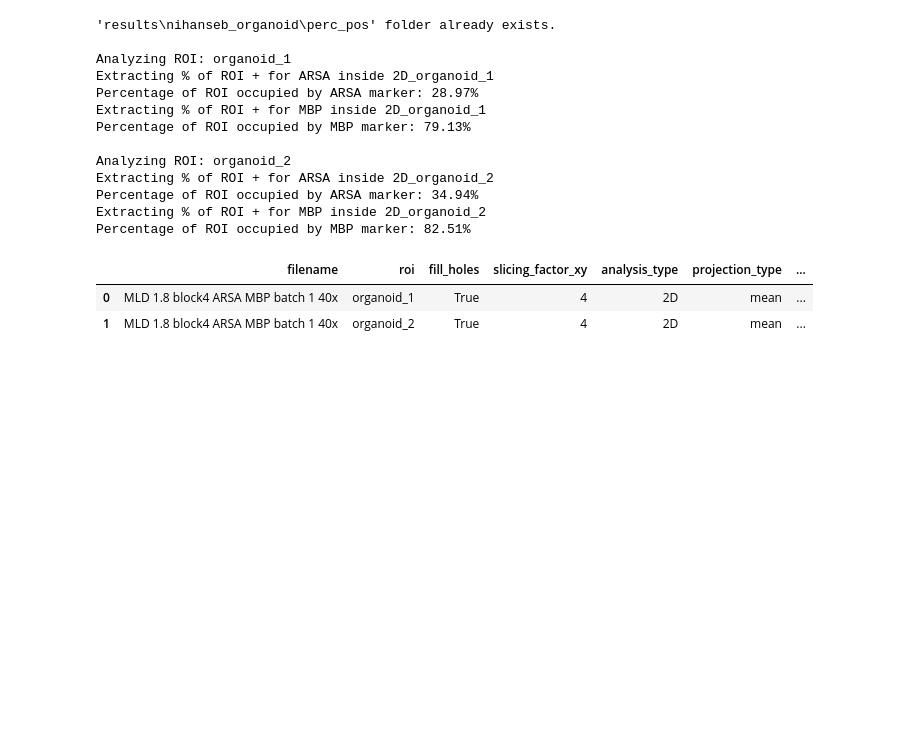
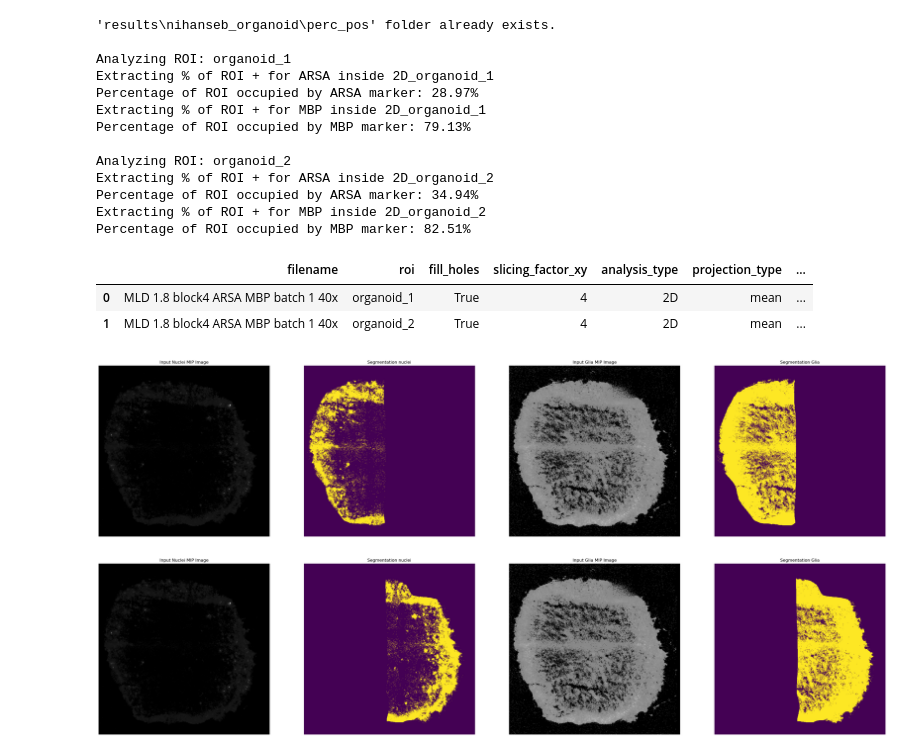
Before and after one commit to adiezsanchez/nihanseb_avg_int_ROI, a Jupyter notebook: 002_SP_perc_pos_of_ROI.ipynb, the cells around one changed output. Cells and saved outputs as stored; diff of their text form; code cells hidden in the pictures; blank space fills up the shorter version.

Commit message:
Plotting data stored in dictionary. Plotting to do

```diff
--- a/002_SP_perc_pos_of_ROI.ipynb
+++ b/002_SP_perc_pos_of_ROI.ipynb
@@ -112,12 +112,21 @@ except FileExistsError:
 # Initialize an empty list to hold the extracted dataframes on a per roi basis
 props_list = []
 
+# Initialize an empty list to store channel names and downsampled images on a per roi basis
+plots = []
+
 # Track added images
 added_images = set()
 
 for roi_name in roi_names:
 
     print(f"\nAnalyzing ROI: {roi_name}")
+
+    # Initialize a dictionary to store data needed by matplotlib
+    plot = {
+            "filename": filename,
+            "roi": roi_name,
+            }
 
     # Read the user defined ROIs, in case of missing ROI implement logic for automatic segmentation
     try:
@@ -171,6 +180,9 @@ for roi_name in roi_names:
                 "projection_type": projection_type,
                 }
 
+    # Update plot dict with ROI mask (#TODO: include 3D logic)
+    plot["roi_mask"] = organoid_mask[::4, ::4]
+
     for channel_name, ch_nr, min_max_range in markers:
 
         print(f"Extracting % of ROI + for {channel_name} inside {analysis_type}_{roi_name}")
@@ -213,6 +225,9 @@ for roi_name in roi_names:
             roi_positive_for_marker = (img[ch_nr]) > 0 & (filtered_organoid_mask > 0)
             viewer.add_labels(roi_positive_for_marker, name=f"roi_+_for_{channel_name}")
 
+        # Update dictionary with data for matplotlib to plot (#TODO: Include 3D logic)
+        plot[channel_name] = (img_projection[ch_nr, ::4, ::4], roi_positive_for_marker[::4, ::4])
+
         # Extract area information from filtered_organoid and roi_positive_for_marker
         # Compute the number of nonzero pixels
         total_filtered_area = np.count_nonzero(filtered_organoid_mask)
@@ -234,6 +249,9 @@ for roi_name in roi_names:
     # Add dataframe to ROI props list
     props_list.append(props_df)
 
+    # Add updated plot dictionary to list
+    plots.append(plot)
+
     # Define the .csv path
     csv_path = results_folder / f'{filename}_perc_pos.csv'
 
@@ -262,3 +280,33 @@ final_df
 |  | filename | roi | fill_holes | slicing_factor_xy | analysis_type | projection_type | ... |
 | 0 | MLD 1.8 block4 ARSA MBP batch 1 40x | organoid_1 | True | 4 | 2D | mean | ... |
 | 1 | MLD 1.8 block4 ARSA MBP batch 1 40x | organoid_2 | True | 4 | 2D | mean | ... |
+# %%
+subplots_nr = (len(plot) - 3) * 2
+# %%
+import matplotlib.pyplot as plt
+
+for plot in plots:
+
+    plt.figure(figsize=(40, 40))
+    plt.subplot(1, subplots_nr, 1)
+    plt.imshow(plot["ARSA"][0], cmap='gray')
+    plt.title('Input Nuclei MIP Image')
+    plt.axis("off")
+
+    plt.subplot(1, subplots_nr, 2)
+    plt.imshow(plot["ARSA"][1], cmap='viridis')
+    plt.title('Segmentation nuclei')
+    plt.axis("off")
+
+    plt.subplot(1, subplots_nr, 3)
+    plt.imshow(plot["MBP"][0], cmap='gray')
+    plt.title('Input Glia MIP Image')
+    plt.axis("off")
+
+    plt.subplot(1, subplots_nr, 4)
+    plt.imshow(plot["MBP"][1], cmap='viridis')
+    plt.title('Segmentation Glia')
+    plt.axis("off")
+# %% [output]
+[figure, added]
+[figure, added]
```
Also changed, not shown: parts of 1 cell of this notebook.
